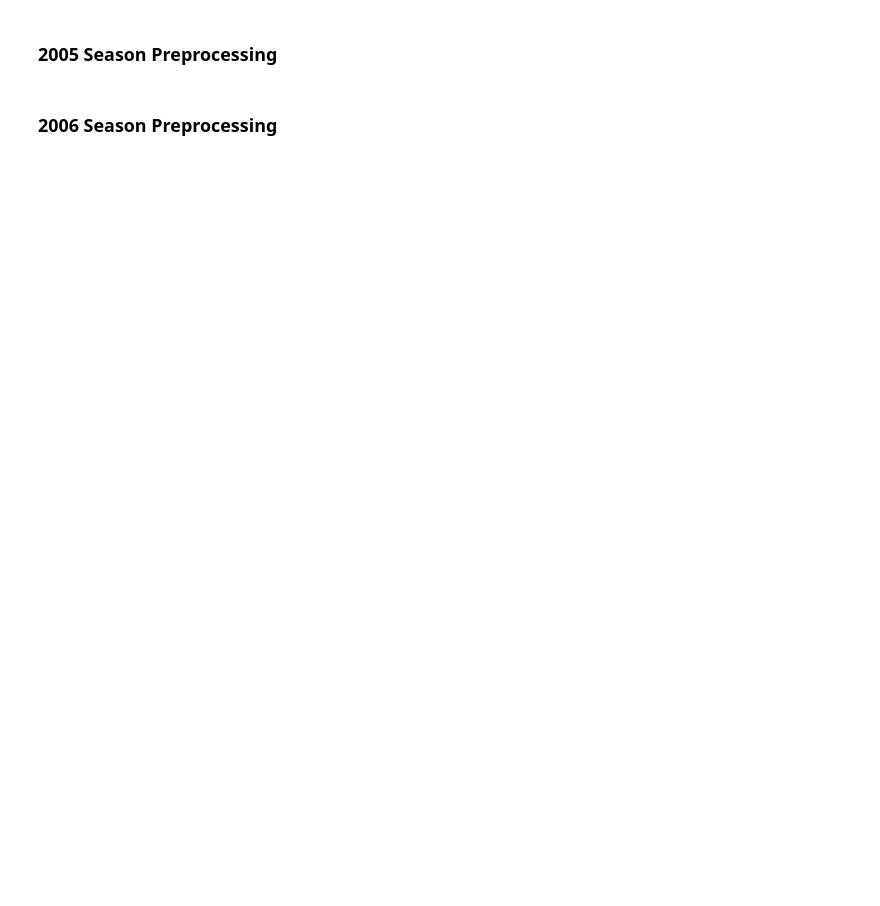
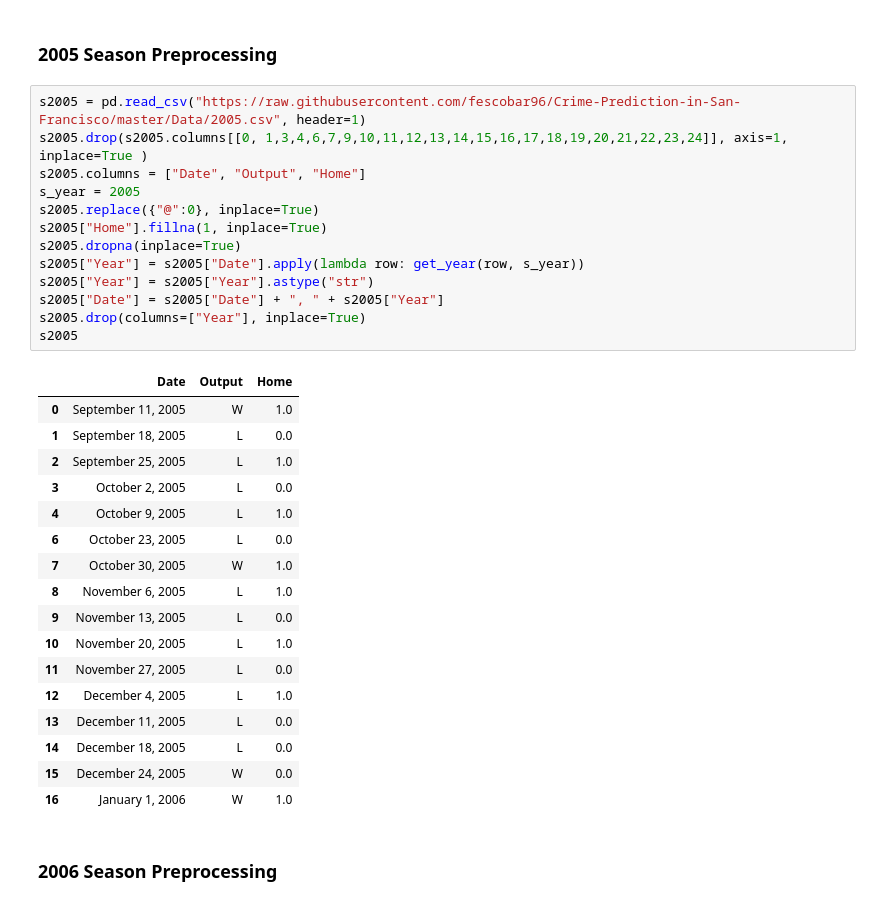
Before and after one commit to fescobar96/Crime-Prediction-in-San-Francisco, a Jupyter notebook: 49ers_Schedule_Preprocessing.ipynb, the cells around one changed output. Saved outputs shown, nothing was run; the diff lists cells and outputs as text; blank space fills up the shorter version.

```diff
--- a/49ers_Schedule_Preprocessing.ipynb
+++ b/49ers_Schedule_Preprocessing.ipynb
@@ -69,4 +80,35 @@ s2004
 # %% [markdown]
 ### **2005 Season Preprocessing**
+# %%
+s2005 = pd.read_csv("https://raw.githubusercontent.com/fescobar96/Crime-Prediction-in-San-Francisco/master/Data/2005.csv", header=1)
+s2005.drop(s2005.columns[[0, 1,3,4,6,7,9,10,11,12,13,14,15,16,17,18,19,20,21,22,23,24]], axis=1, inplace=True )
+s2005.columns = ["Date", "Output", "Home"]
+s_year = 2005
+s2005.replace({"@":0}, inplace=True)
+s2005["Home"].fillna(1, inplace=True)
+s2005.dropna(inplace=True)
+s2005["Year"] = s2005["Date"].apply(lambda row: get_year(row, s_year))
+s2005["Year"] = s2005["Year"].astype("str")
+s2005["Date"] = s2005["Date"] + ", " + s2005["Year"]
+s2005.drop(columns=["Year"], inplace=True)
+s2005
+# %% [output]
+|  | Date | Output | Home |
+| 0 | September 11, 2005 | W | 1.0 |
+| 1 | September 18, 2005 | L | 0.0 |
+| 2 | September 25, 2005 | L | 1.0 |
+| 3 | October 2, 2005 | L | 0.0 |
+| 4 | October 9, 2005 | L | 1.0 |
+| 6 | October 23, 2005 | L | 0.0 |
+| 7 | October 30, 2005 | W | 1.0 |
+| 8 | November 6, 2005 | L | 1.0 |
+| 9 | November 13, 2005 | L | 0.0 |
+| 10 | November 20, 2005 | L | 1.0 |
+| 11 | November 27, 2005 | L | 0.0 |
+| 12 | December 4, 2005 | L | 1.0 |
+| 13 | December 11, 2005 | L | 0.0 |
+| 14 | December 18, 2005 | L | 0.0 |
+| 15 | December 24, 2005 | W | 0.0 |
+| 16 | January 1, 2006 | W | 1.0 |
 # %% [markdown]
 ### **2006 Season Preprocessing**
```
Also changed, not shown: parts of 19 cells of this notebook.
